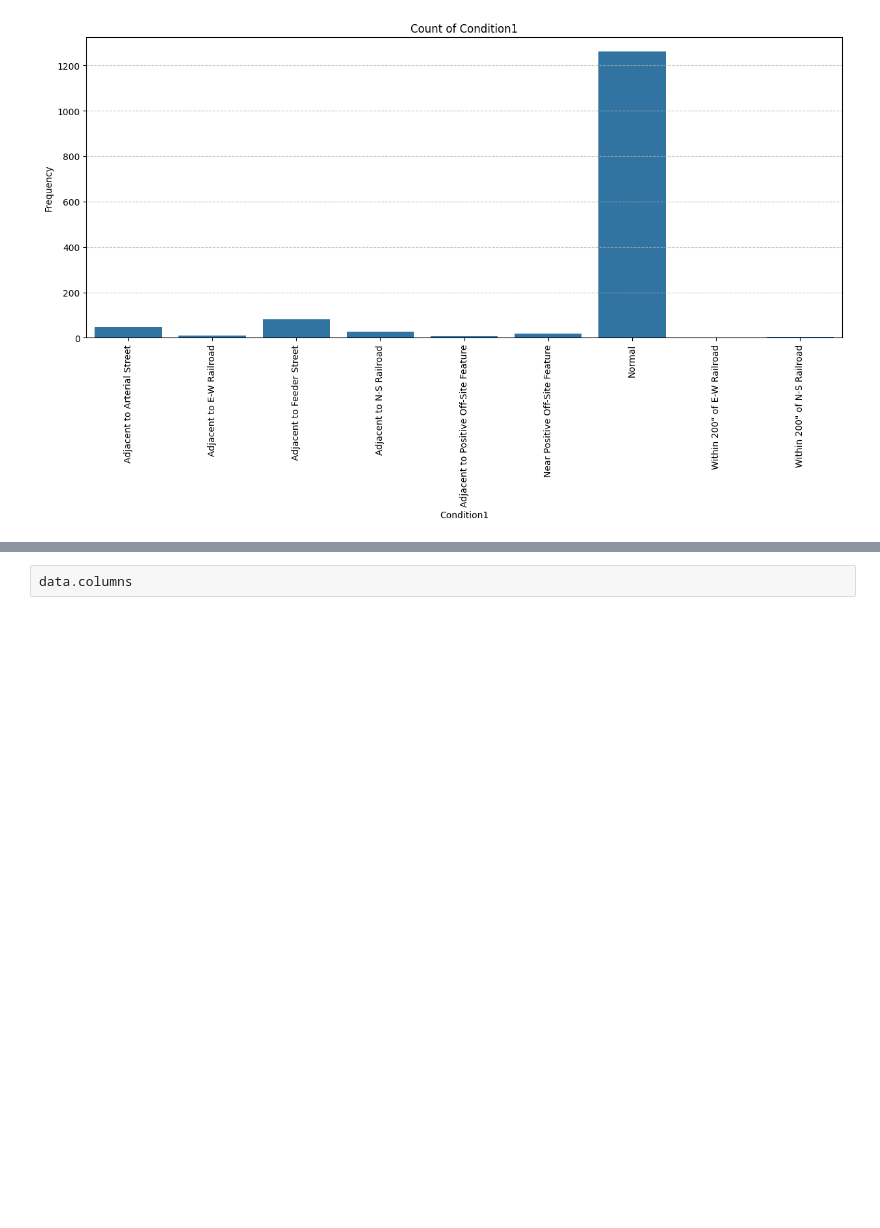
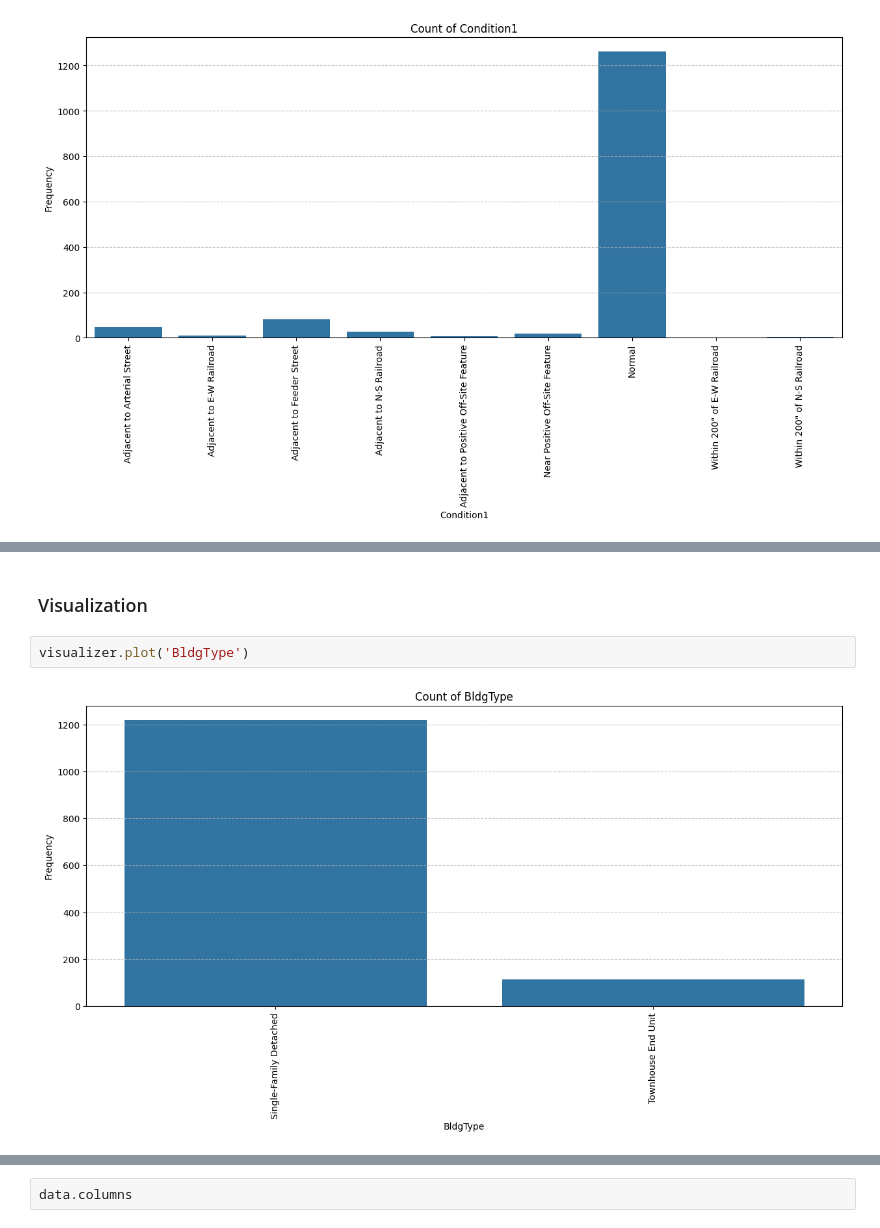
Before and after one commit to ktxdev/house-prices, a Jupyter notebook: notebooks/01_univariate_analysis_eda.ipynb, the cells around one changed output, grey strips where cells are left out. Cells and saved outputs as stored; diff of their text form; blank space fills up the shorter version.

```diff
--- a/notebooks/01_univariate_analysis_eda.ipynb
+++ b/notebooks/01_univariate_analysis_eda.ipynb
@@ -509,0 +568,6 @@ visualizer.plot('Condition1')
+# %% [markdown]
+### Visualization
+# %%
+visualizer.plot('BldgType')
+# %% [output]
+[figure, added]
```
Also changed, not shown: parts of 104 cells of this notebook.
